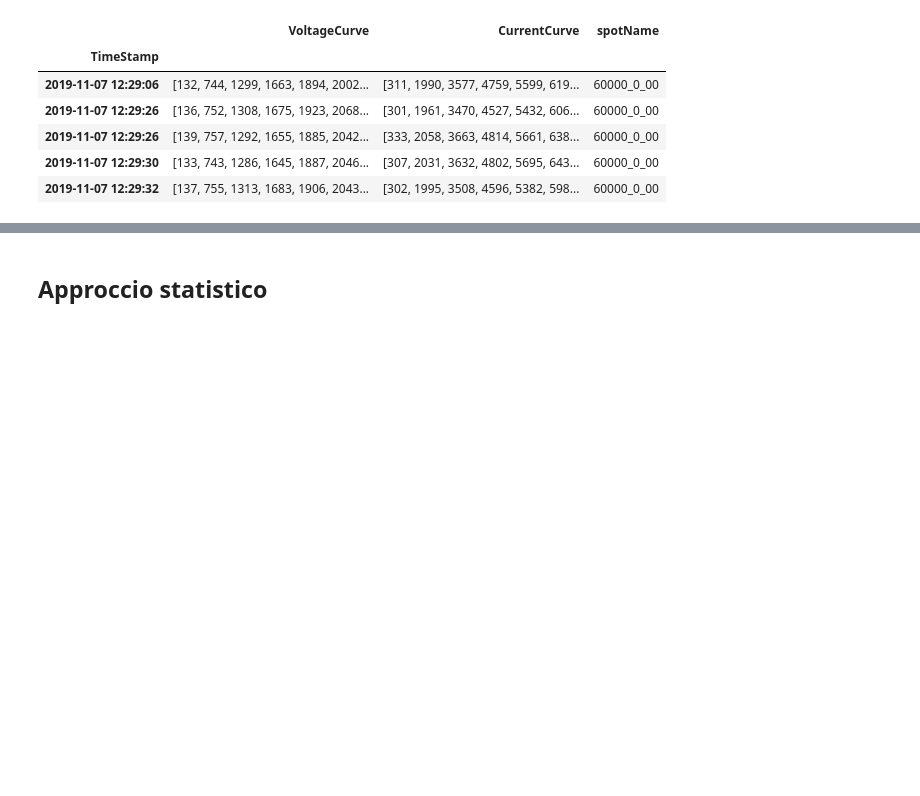
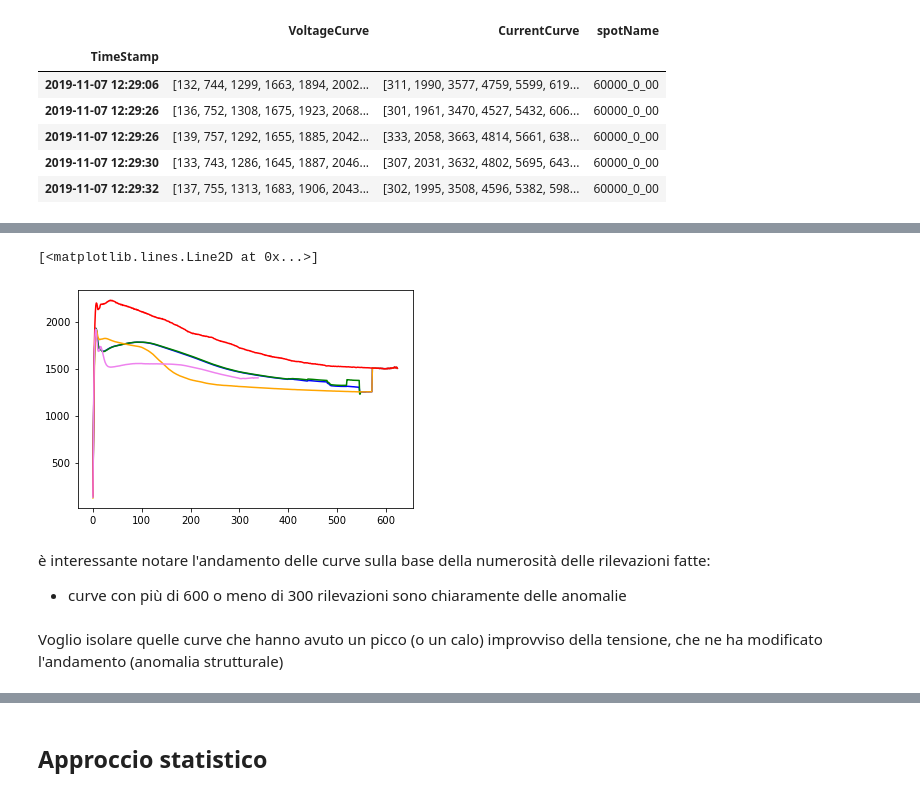
Before and after one commit to DavideMobilia/Anomaly-Detection, a Jupyter notebook: Scripts/provvisorio.ipynb, the cells around one changed output, grey strips where cells are left out. Saved outputs shown, nothing was run; the diff lists cells and outputs as text; code cells hidden in the pictures; blank space fills up the shorter version.

```diff
--- a/Scripts/provvisorio.ipynb
+++ b/Scripts/provvisorio.ipynb
@@ -71,0 +40,19 @@ exploded_voltage.loc[("60000_0_00","2019-11-07 12:29:06")]
+# %%
+#plotto la curva media di tutti i valori
+plot(exploded_voltage.mean(axis=0),"blue")
+#plotto la curva media delle sole curve con meno di 500 rilevazioni
+plot(exploded_voltage[exploded_voltage.count(axis=1)<550].mean(axis=0),"green")
+#plotto la curva media delle sole curve con più di 500 rilevazioni
+plot(exploded_voltage[exploded_voltage.count(axis=1)>550].mean(axis=0),"orange")
+#plotto la curva media delle sole curve con più di 600 rilevazioni
+plot(exploded_voltage[exploded_voltage.count(axis=1)>600].mean(axis=0),"red")
+#plotto la curva media delle sole curve con più di 600 rilevazioni
+plot(exploded_voltage[exploded_voltage.count(axis=1)<340].mean(axis=0),"violet")
+# %% [output]
+[<matplotlib.lines.Line2D at 0x...>]
+[figure, added]
+# %% [markdown]
+è interessante notare l'andamento delle curve sulla base della numerosità delle rilevazioni fatte:
+-   curve con più di 600 o meno di 300 rilevazioni sono chiaramente delle anomalie
+# %% [markdown]
+Voglio isolare quelle curve che hanno avuto un picco (o un calo) improvviso della tensione, che ne ha modificato l'andamento (anomalia strutturale)
```
Also changed, not shown: parts of 49 cells of this notebook, 1 other file.
